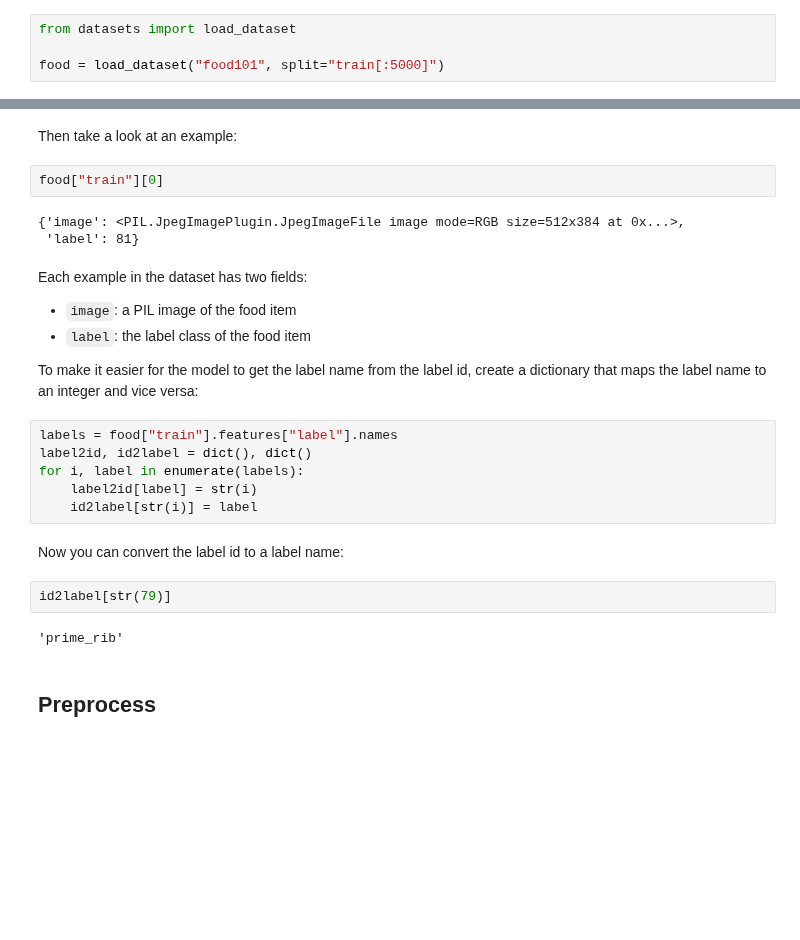
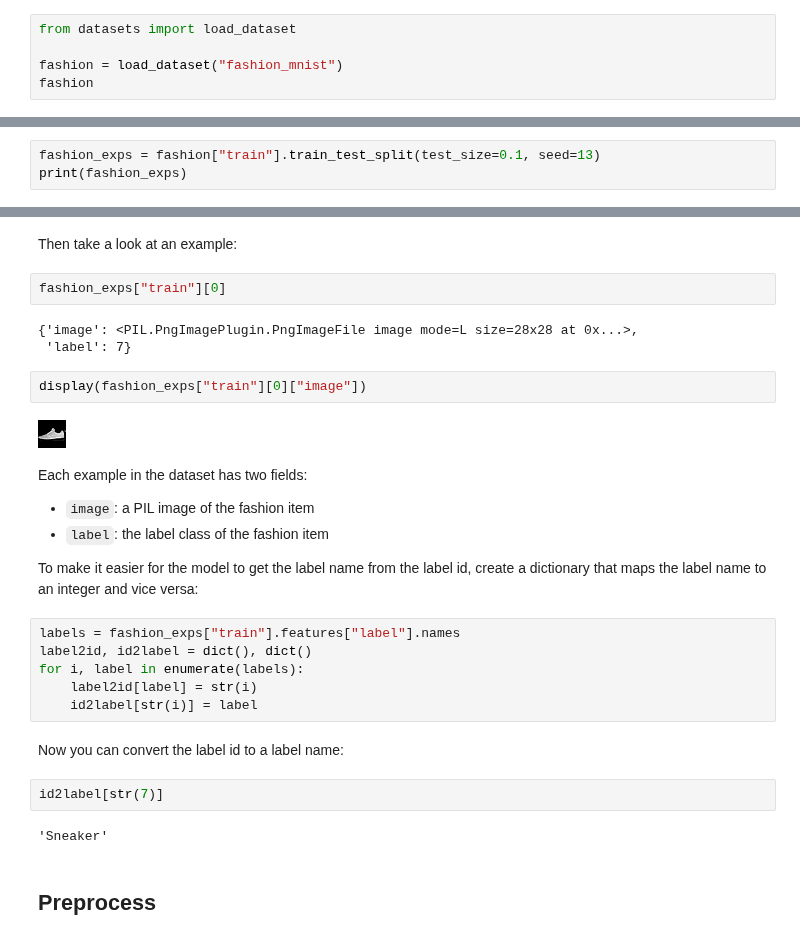
Before and after one commit to jorcisai/ARF, a Jupyter notebook: HuggingFace/07-Finetuning-ImageClassification.ipynb, the cells around one changed output, grey strips where cells are left out. Cells and saved outputs as stored; diff of their text form; blank space fills up the shorter version.

Commit message:
Moving to Fashion MNIST dataset

```diff
--- a/HuggingFace/07-Finetuning-ImageClassification.ipynb
+++ b/HuggingFace/07-Finetuning-ImageClassification.ipynb
@@ -37,5 +36,6 @@ experiment and make sure everything works before spending more time training on
 # %%
 from datasets import load_dataset
 
-food = load_dataset("food101", split="train[:5000]")
+fashion = load_dataset("fashion_mnist")
+fashion
 # %% [output]
@@ -46,0 +55,3 @@ food = food.train_test_split(test_size=0.2)
+# %%
+fashion_exps = fashion["train"].train_test_split(test_size=0.1, seed=13)
+print(fashion_exps)
@@ -47,20 +69,24 @@ food = food.train_test_split(test_size=0.2)
 # %% [markdown]
 Then take a look at an example:
 # %%
-food["train"][0]
+fashion_exps["train"][0]
 # %% [output]
-{'image': <PIL.JpegImagePlugin.JpegImageFile image mode=RGB size=512x384 at 0x...>,
- 'label': 81}
+{'image': <PIL.PngImagePlugin.PngImageFile image mode=L size=28x28 at 0x...>,
+ 'label': 7}
+# %%
+display(fashion_exps["train"][0]["image"])
+# %% [output]
+[figure, added]
 # %% [markdown]
 Each example in the dataset has two fields:
 
-- `image`: a PIL image of the food item
-- `label`: the label class of the food item
+- `image`: a PIL image of the fashion item
+- `label`: the label class of the fashion item
 
 To make it easier for the model to get the label name from the label id, create a dictionary that maps the label name
 to an integer and vice versa:
 # %%
-labels = food["train"].features["label"].names
+labels = fashion_exps["train"].features["label"].names
 label2id, id2label = dict(), dict()
 for i, label in enumerate(labels):
     label2id[label] = str(i)
@@ -68,9 +94,9 @@ for i, label in enumerate(labels):
 # %% [markdown]
 Now you can convert the label id to a label name:
 # %%
-id2label[str(79)]
+id2label[str(7)]
 # %% [output]
-'prime_rib'
+'Sneaker'
 # %% [markdown]
 ## Preprocess
 # %% [markdown]
```
Also changed, not shown: parts of 6 cells of this notebook.
